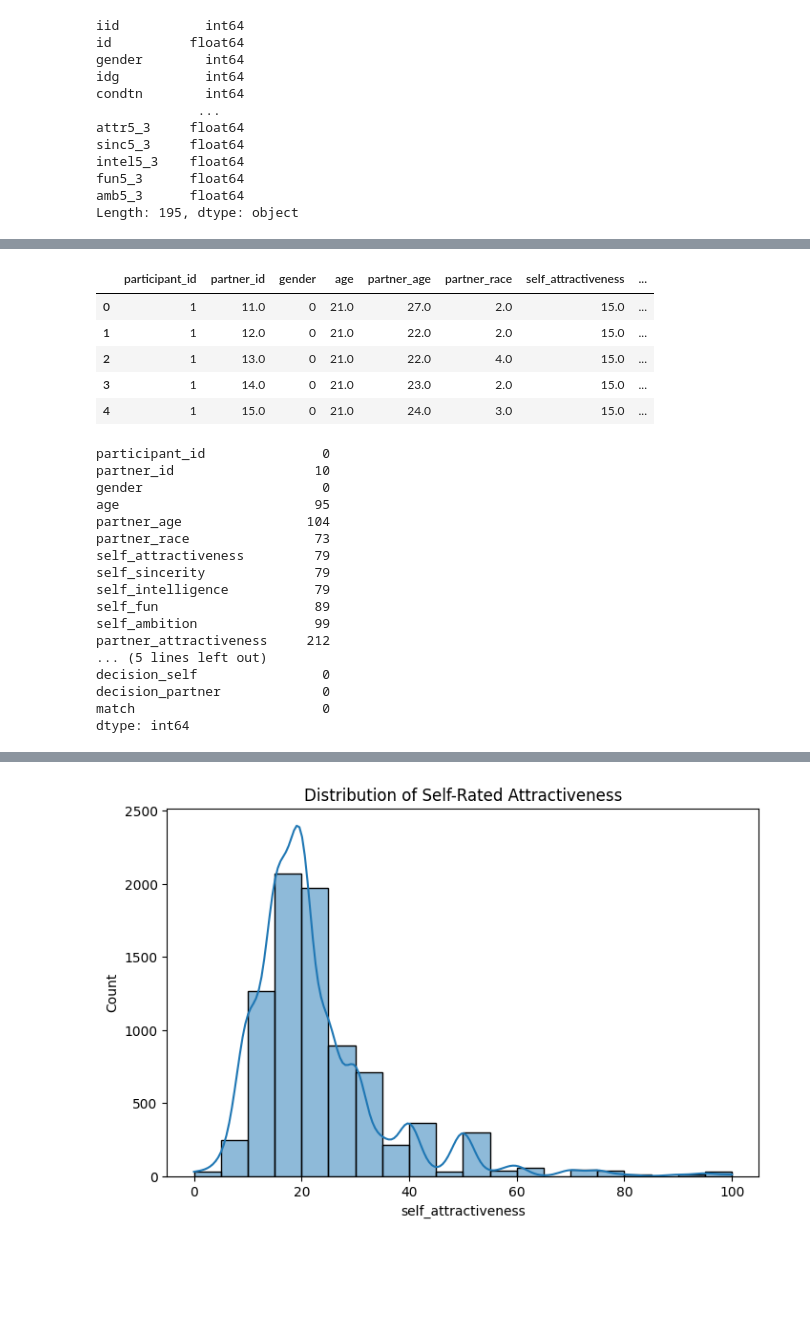
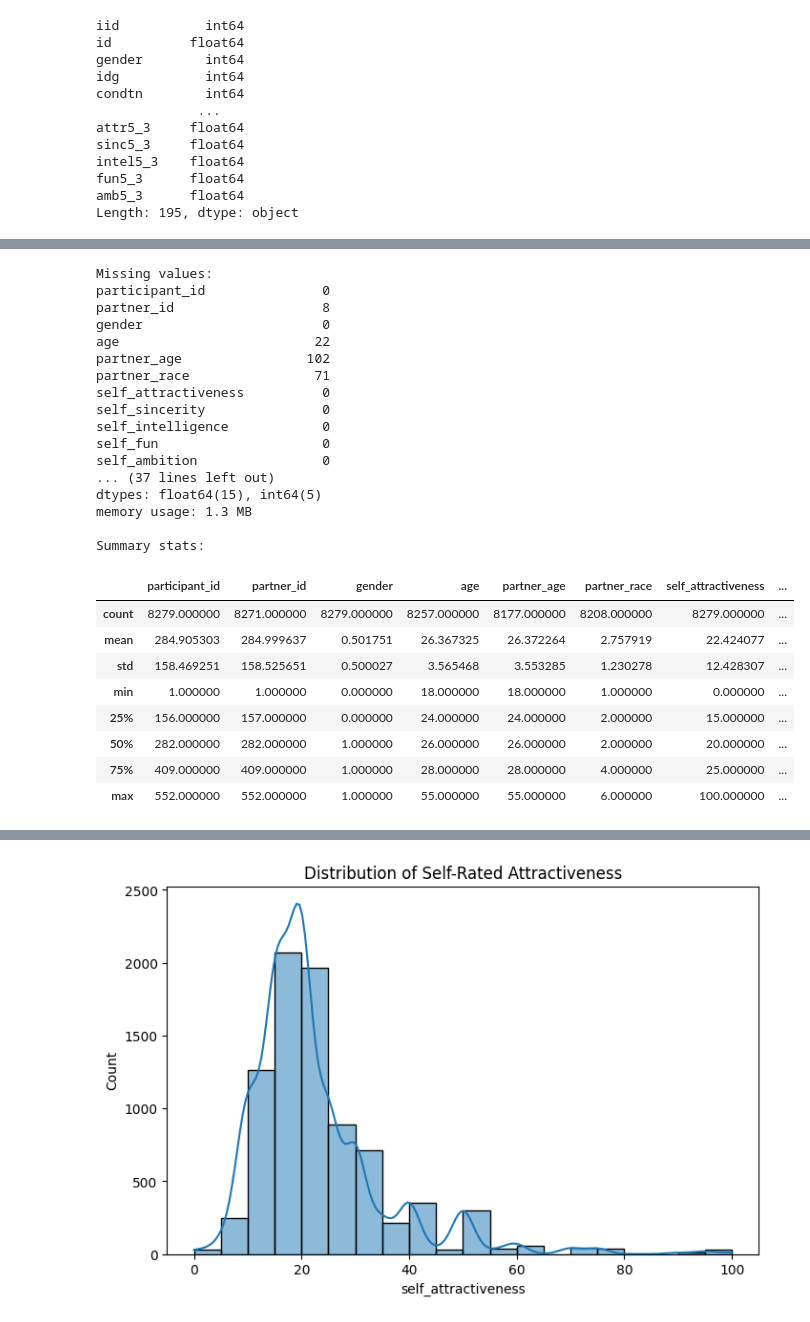
Before and after one commit to preawp/psych-of-selection, a Jupyter notebook: notebooks/eda.ipynb, the cells around one changed output, grey strips where cells are left out. Saved outputs shown, nothing was run; the diff lists cells and outputs as text; code cells hidden in the pictures; blank space fills up the shorter version.

```diff
--- a/notebooks/eda.ipynb
+++ b/notebooks/eda.ipynb
@@ -59,49 +61,62 @@ intel5_3
 fun5_3
 amb5_3
 # %%
+#data cleaning
+
+# Select and rename relevant columns
 df_clean = df[[
     'iid', 'pid', 'gender', 'age', 'age_o', 'race_o',  # Basic info
     'attr1_1', 'sinc1_1', 'intel1_1', 'fun1_1', 'amb1_1',  # Self ratings
     'attr_o', 'sinc_o', 'intel_o', 'fun_o', 'amb_o',  # Partner ratings
     'expnum', 'dec', 'dec_o', 'match'  # Selectivity & outcomes
 ]]
 
-
-# Rename for clarity
 df_clean.columns = [
     'participant_id', 'partner_id', 'gender', 'age', 'partner_age', 'partner_race',
     'self_attractiveness', 'self_sincerity', 'self_intelligence', 'self_fun', 'self_ambition',
     'partner_attractiveness', 'partner_sincerity', 'partner_intelligence', 'partner_fun', 'partner_ambition',
     'expected_matches', 'decision_self', 'decision_partner', 'match'
 ]
 
+# Drop rows with missing values in self traits
+df_clean = df_clean.dropna(subset=[
+    'self_attractiveness', 'self_sincerity', 'self_intelligence', 'self_fun', 'self_ambition'
+])
 
-# Show updated dataframe
-df_clean.head()
+
+#quick stats
+print("Missing values:")
+print(df_clean.isnull().sum())
+
+print("\nDataset info:")
+df_clean.info()
+
+print("\nSummary stats:")
+df_clean.describe()
 # %% [output]
+Missing values:
+participant_id               0
+partner_id                   8
+gender                       0
+age                         22
+partner_age                102
+partner_race                71
+self_attractiveness          0
+self_sincerity               0
+self_intelligence            0
+self_fun                     0
+self_ambition                0
+... (37 lines left out)
+dtypes: float64(15), int64(5)
+memory usage: 1.3 MB
+
+Summary stats:
 |  | participant_id | partner_id | gender | age | partner_age | partner_race | self_attractiveness | ... |
-| 0 | 1 | 11.0 | 0 | 21.0 | 27.0 | 2.0 | 15.0 | ... |
-| 1 | 1 | 12.0 | 0 | 21.0 | 22.0 | 2.0 | 15.0 | ... |
-| 2 | 1 | 13.0 | 0 | 21.0 | 22.0 | 4.0 | 15.0 | ... |
-| 3 | 1 | 14.0 | 0 | 21.0 | 23.0 | 2.0 | 15.0 | ... |
-| 4 | 1 | 15.0 | 0 | 21.0 | 24.0 | 3.0 | 15.0 | ... |
+| count | 8279.000000 | 8271.000000 | 8279.000000 | 8257.000000 | 8177.000000 | 8208.000000 | 8279.000000 | ... |
+| mean | 284.905303 | 284.999637 | 0.501751 | 26.367325 | 26.372264 | 2.757919 | 22.424077 | ... |
+| std | 158.469251 | 158.525651 | 0.500027 | 3.565468 | 3.553285 | 1.230278 | 12.428307 | ... |
+| min | 1.000000 | 1.000000 | 0.000000 | 18.000000 | 18.000000 | 1.000000 | 0.000000 | ... |
+| 25% | 156.000000 | 157.000000 | 0.000000 | 24.000000 | 24.000000 | 2.000000 | 15.000000 | ... |
+| 50% | 282.000000 | 282.000000 | 1.000000 | 26.000000 | 26.000000 | 2.000000 | 20.000000 | ... |
+| 75% | 409.000000 | 409.000000 | 1.000000 | 28.000000 | 28.000000 | 4.000000 | 25.000000 | ... |
+| max | 552.000000 | 552.000000 | 1.000000 | 55.000000 | 55.000000 | 6.000000 | 100.000000 | ... |
-# %%
-df_clean.isnull().sum()
-# %% [output]
-participant_id               0
-partner_id                  10
-gender                       0
-age                         95
-partner_age                104
-partner_race                73
-self_attractiveness         79
-self_sincerity              79
-self_intelligence           79
-self_fun                    89
-self_ambition               99
-partner_attractiveness     212
-... (5 lines left out)
-decision_self                0
-decision_partner             0
-match                        0
-dtype: int64
```
Also changed, not shown: parts of 4 cells of this notebook, 2 other files.
